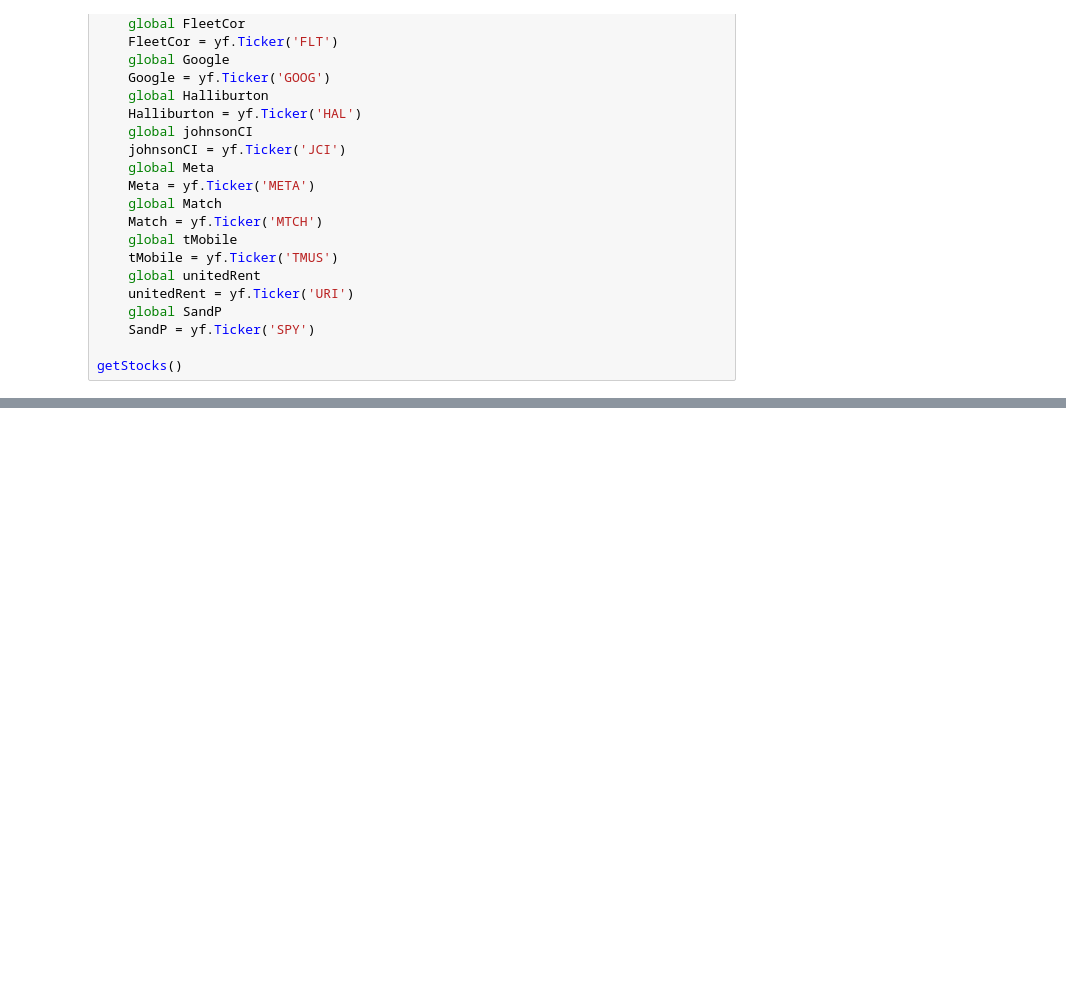
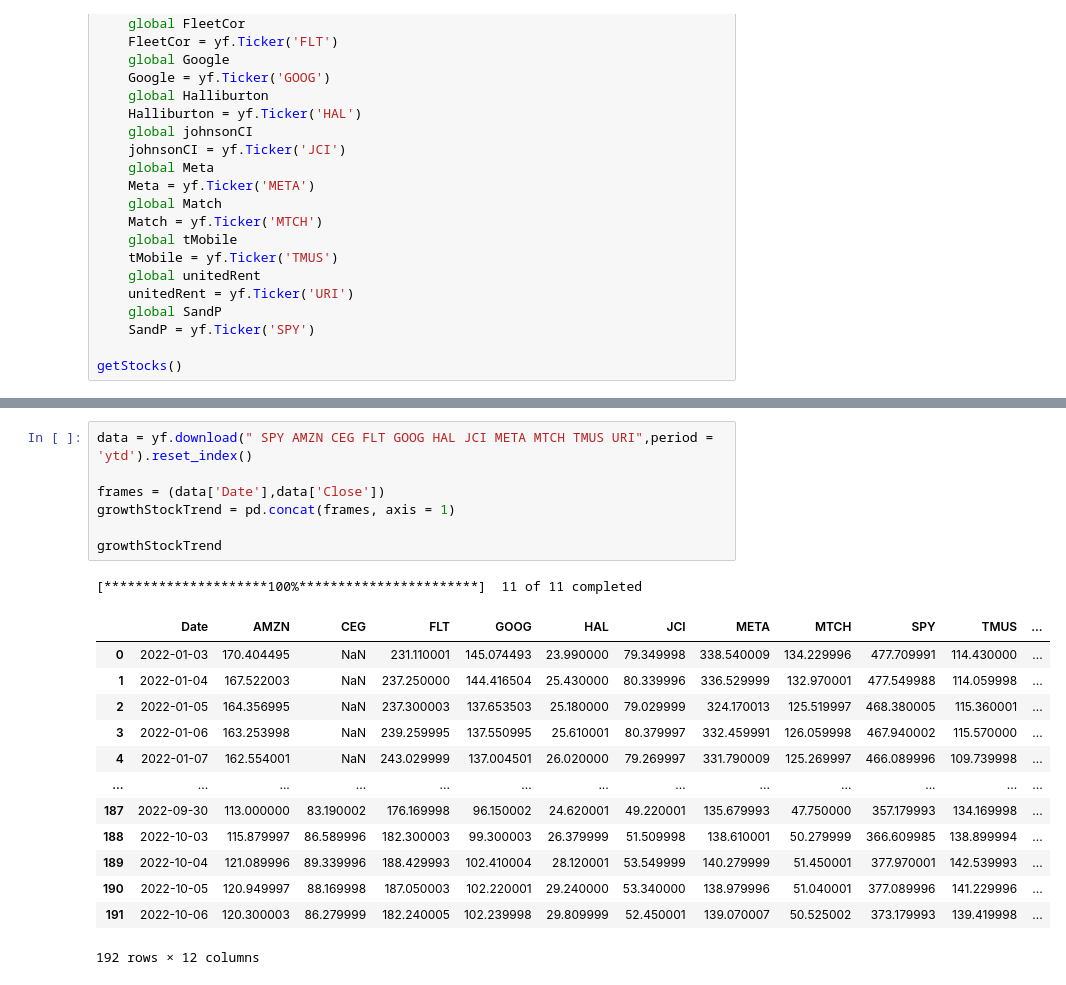
Before and after one commit to puvanans/Growth-Stock-Analysis, a Jupyter notebook: growthStocks.ipynb, the cells around one changed output, grey strips where cells are left out. Drawn from its saved outputs; the diff is of its cells as text; blank space fills up the shorter version.

```diff
--- a/growthStocks.ipynb
+++ b/growthStocks.ipynb
@@ -85,0 +108,22 @@ sns.lineplot(x = 'Date', y = 'Close', data = SandPData)
+# %%
+data = yf.download(" SPY AMZN CEG FLT GOOG HAL JCI META MTCH TMUS URI",period = 'ytd').reset_index()
+
+frames = (data['Date'],data['Close'])
+growthStockTrend = pd.concat(frames, axis = 1)
+
+growthStockTrend
+# %% [output]
+[*********************100%***********************]  11 of 11 completed
+|  | Date | AMZN | CEG | FLT | GOOG | HAL | JCI | META | MTCH | SPY | TMUS | ... |
+| 0 | 2022-01-03 | 170.404495 | NaN | 231.110001 | 145.074493 | 23.990000 | 79.349998 | 338.540009 | 134.229996 | 477.709991 | 114.430000 | ... |
+| 1 | 2022-01-04 | 167.522003 | NaN | 237.250000 | 144.416504 | 25.430000 | 80.339996 | 336.529999 | 132.970001 | 477.549988 | 114.059998 | ... |
+| 2 | 2022-01-05 | 164.356995 | NaN | 237.300003 | 137.653503 | 25.180000 | 79.029999 | 324.170013 | 125.519997 | 468.380005 | 115.360001 | ... |
+| 3 | 2022-01-06 | 163.253998 | NaN | 239.259995 | 137.550995 | 25.610001 | 80.379997 | 332.459991 | 126.059998 | 467.940002 | 115.570000 | ... |
+| 4 | 2022-01-07 | 162.554001 | NaN | 243.029999 | 137.004501 | 26.020000 | 79.269997 | 331.790009 | 125.269997 | 466.089996 | 109.739998 | ... |
+| ... | ... | ... | ... | ... | ... | ... | ... | ... | ... | ... | ... | ... |
+| 187 | 2022-09-30 | 113.000000 | 83.190002 | 176.169998 | 96.150002 | 24.620001 | 49.220001 | 135.679993 | 47.750000 | 357.179993 | 134.169998 | ... |
+| 188 | 2022-10-03 | 115.879997 | 86.589996 | 182.300003 | 99.300003 | 26.379999 | 51.509998 | 138.610001 | 50.279999 | 366.609985 | 138.899994 | ... |
+| 189 | 2022-10-04 | 121.089996 | 89.339996 | 188.429993 | 102.410004 | 28.120001 | 53.549999 | 140.279999 | 51.450001 | 377.970001 | 142.539993 | ... |
+| 190 | 2022-10-05 | 120.949997 | 88.169998 | 187.050003 | 102.220001 | 29.240000 | 53.340000 | 138.979996 | 51.040001 | 377.089996 | 141.229996 | ... |
+| 191 | 2022-10-06 | 120.300003 | 86.279999 | 182.240005 | 102.239998 | 29.809999 | 52.450001 | 139.070007 | 50.525002 | 373.179993 | 139.419998 | ... |
+192 rows × 12 columns
```
Also changed, not shown: parts of 4 cells of this notebook.
